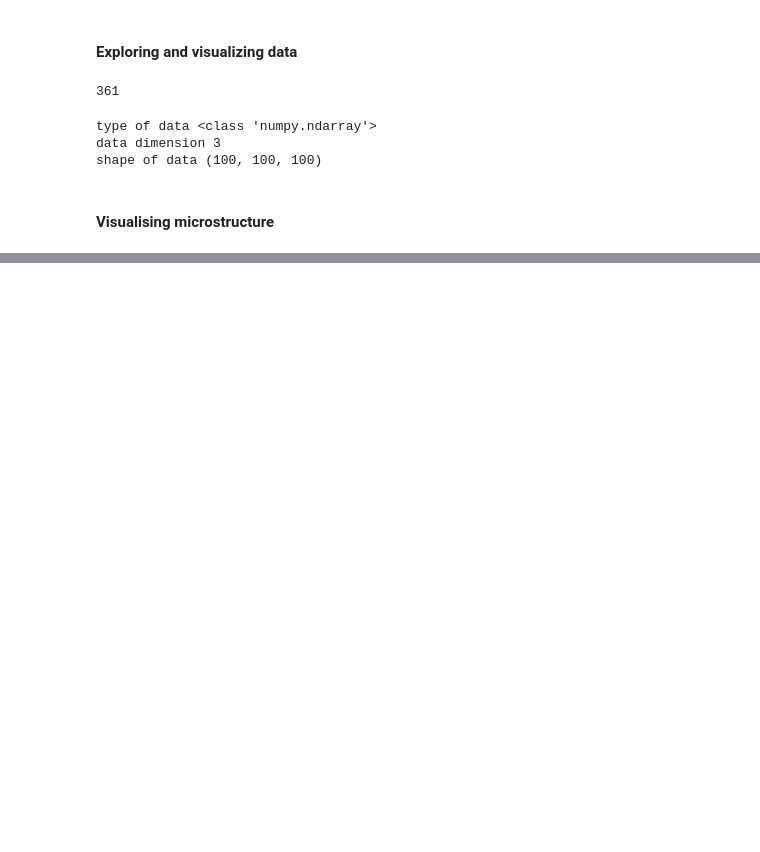
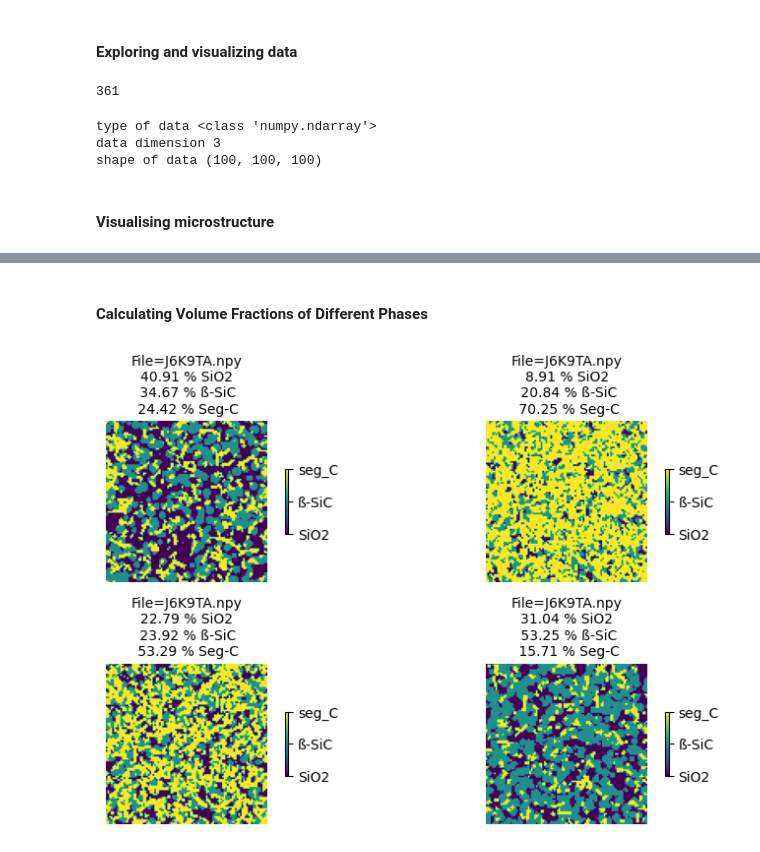
Before and after one commit to Kshiti92/ML4MaterialsScience-course, a Jupyter notebook: notebooks/02_data_exploration.ipynb, the cells around one changed output, grey strips where cells are left out. Drawn from its saved outputs; the diff is of its cells as text; code cells hidden in the pictures; blank space fills up the shorter version.

Commit message:
Updating data exploration notebook, re-numbering other notebooks

```diff
--- a/notebooks/02_data_exploration.ipynb
+++ b/notebooks/02_data_exploration.ipynb
@@ -37,0 +62,39 @@ plt.show()
+# %% [markdown]
+#### Calculating Volume Fractions of Different Phases
+# %%
+#Calculation of phase volume fraction in 2D slices
+plt.rcParams["figure.figsize"] = [8, 10]      # width and height of the figure
+plt.rcParams["figure.autolayout"] = True
+
+zSlicePosition = 10      # position of a microstructure slice along the z-axis for visualisation
+
+for i in range(len(str_list[:4])):  # first 4 files
+    n0,n1,n2 = 0,0,0                # reset iterative variable for volume fraction of each constituent
+    data = np.load(data_dir+'/'+str_list[i])
+    dataSlice=data[:,:,zSlicePosition]    # slice at the the x3 dimension and leave x1,x2 untouched
+
+
+    plt.subplot(4,2,i+1)
+    plt.title("Volume fractions of selected compositions")
+    plt.imshow(dataSlice)               # Save the plotted images in memory
+    plt.axis('off')
+    #This code iterates through every pixel, counts how many pixels have values 0, 1, or 2, and stores the totals in n0, n1, and n2.
+    for pixel in np.nditer(dataSlice):   # nditer(): multi-D iterator to iterate over arrays
+        if pixel == 1:
+            n1 += 1
+        elif pixel == 2:
+            n2 += 1
+        elif pixel == 0:
+            n0 += 1
+    TotalPixels = dataSlice.size
+    plt.title(str_list[i]+" @z="+str(zSlicePosition),fontsize=14)
+    plt.title(f'File={str_list[42]}\n{str(n0*100/TotalPixels)} % SiO2\n {str(n1*100/TotalPixels)} % ß-SiC\n {str(n2*100/TotalPixels)} % Seg-C',fontsize=10)
+
+    cbar = plt.colorbar(ticks=[0, 1, 2],shrink=0.4)
+
+    cbar.set_ticklabels(['SiO2', 'ß-SiC', 'seg_C'])  # Setting corresponding tick labels
+
+
+plt.show()  # show sketch and plotted images
+# %% [output]
+[figure, added]
```
Also changed, not shown: parts of 3 cells of this notebook, 1 other file.
